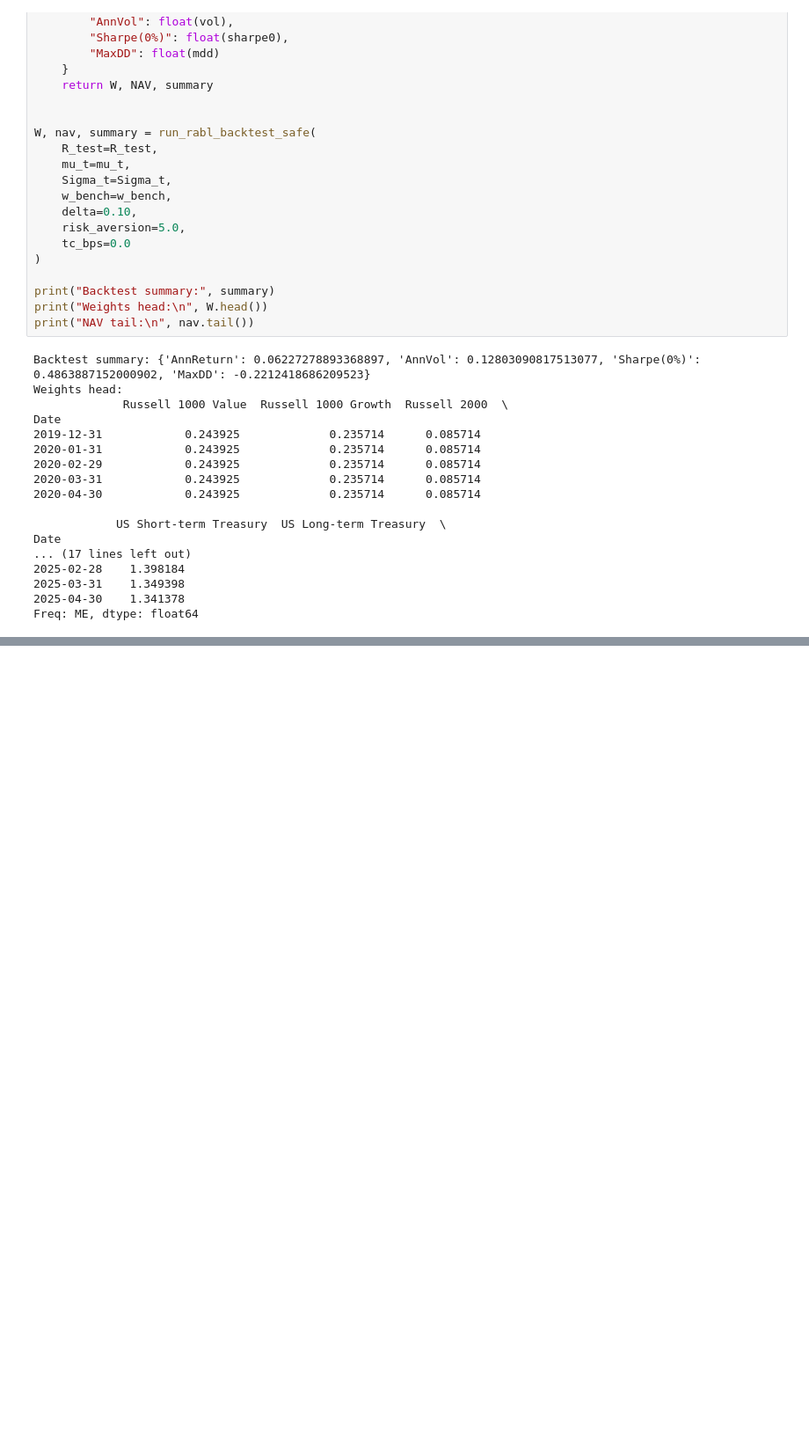
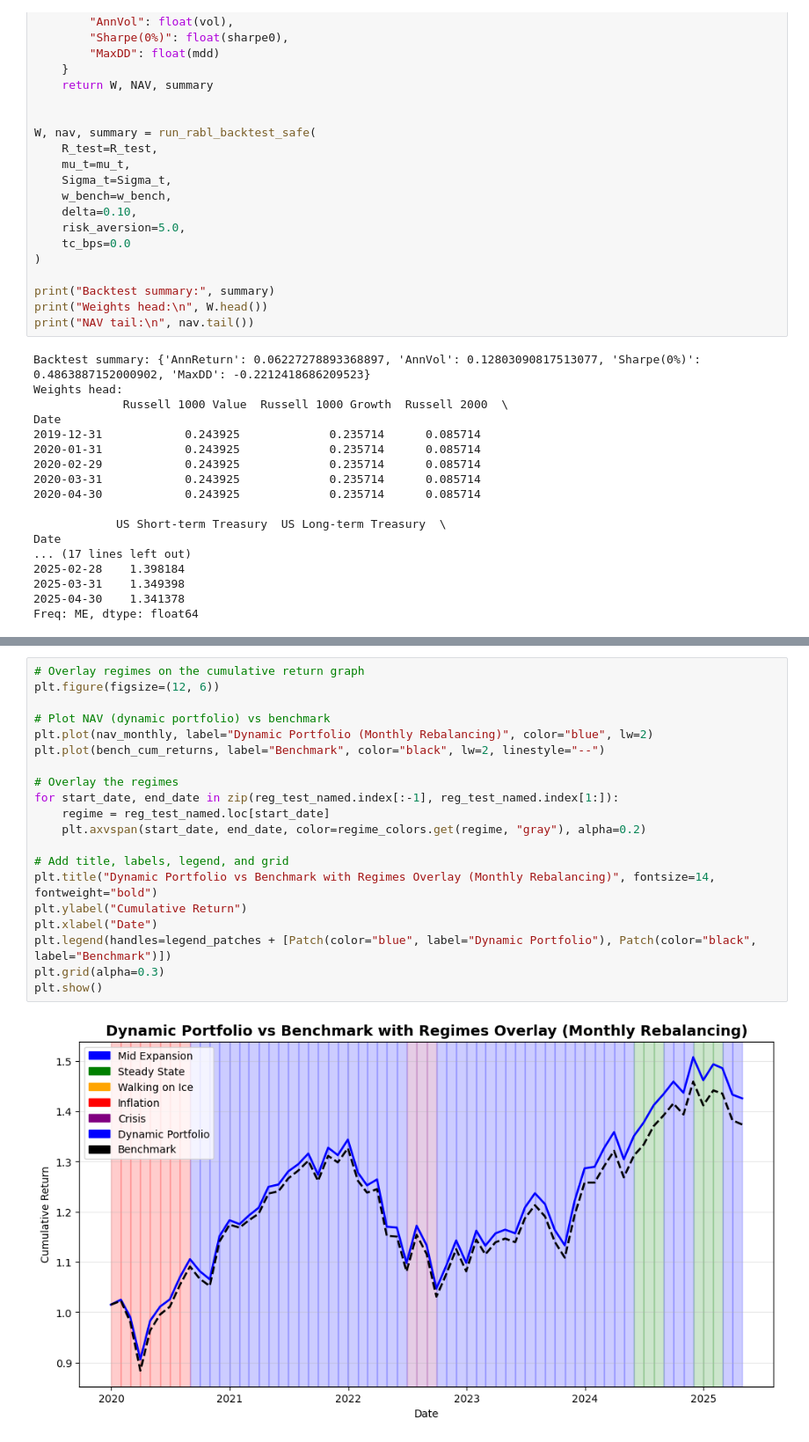
Before and after one commit to azurdayy/capstone_vanguard, a Jupyter notebook: Olivia/BGMM_RABL_WIP_script.ipynb, the cells around one changed output, grey strips where cells are left out. Shown: that part at 88% size. Cells and saved outputs as stored; diff of their text form; blank space fills up the shorter version.

```diff
--- a/Olivia/BGMM_RABL_WIP_script.ipynb
+++ b/Olivia/BGMM_RABL_WIP_script.ipynb
@@ -1636,0 +1781,22 @@ Freq: ME, dtype: float64
+# %%
+# Overlay regimes on the cumulative return graph
+plt.figure(figsize=(12, 6))
+
+# Plot NAV (dynamic portfolio) vs benchmark
+plt.plot(nav_monthly, label="Dynamic Portfolio (Monthly Rebalancing)", color="blue", lw=2)
+plt.plot(bench_cum_returns, label="Benchmark", color="black", lw=2, linestyle="--")
+
+# Overlay the regimes
+for start_date, end_date in zip(reg_test_named.index[:-1], reg_test_named.index[1:]):
+    regime = reg_test_named.loc[start_date]
+    plt.axvspan(start_date, end_date, color=regime_colors.get(regime, "gray"), alpha=0.2)
+
+# Add title, labels, legend, and grid
+plt.title("Dynamic Portfolio vs Benchmark with Regimes Overlay (Monthly Rebalancing)", fontsize=14, fontweight="bold")
+plt.ylabel("Cumulative Return")
+plt.xlabel("Date")
+plt.legend(handles=legend_patches + [Patch(color="blue", label="Dynamic Portfolio"), Patch(color="black", label="Benchmark")])
+plt.grid(alpha=0.3)
+plt.show()
+# %% [output]
+[figure, added]
```
Also changed, not shown: parts of 12 cells of this notebook, 3 other files.
